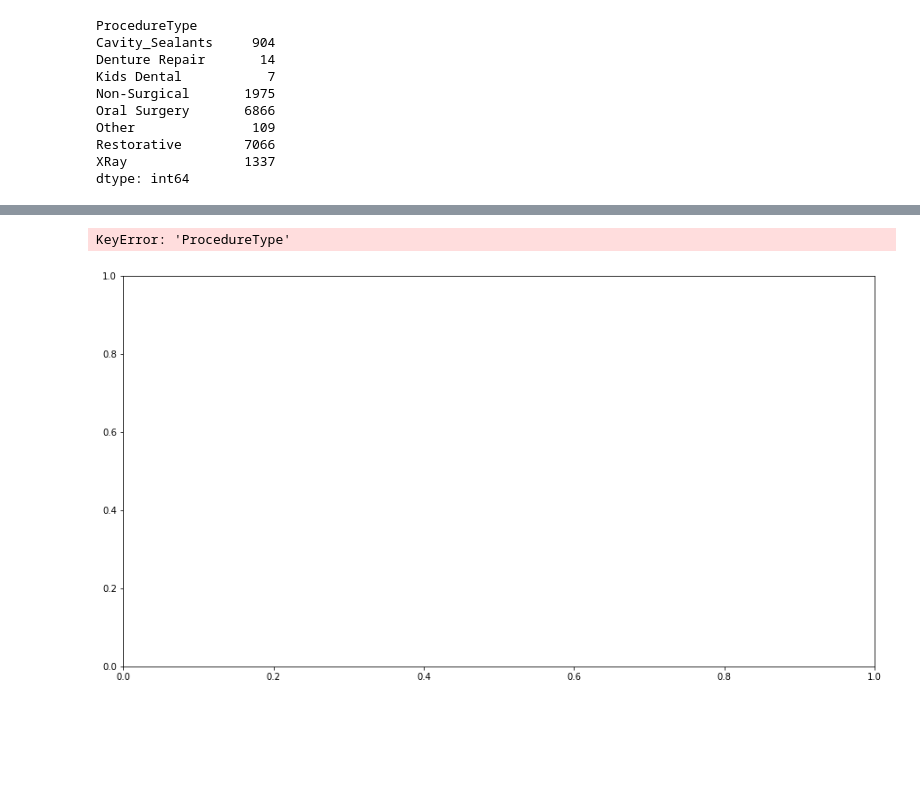
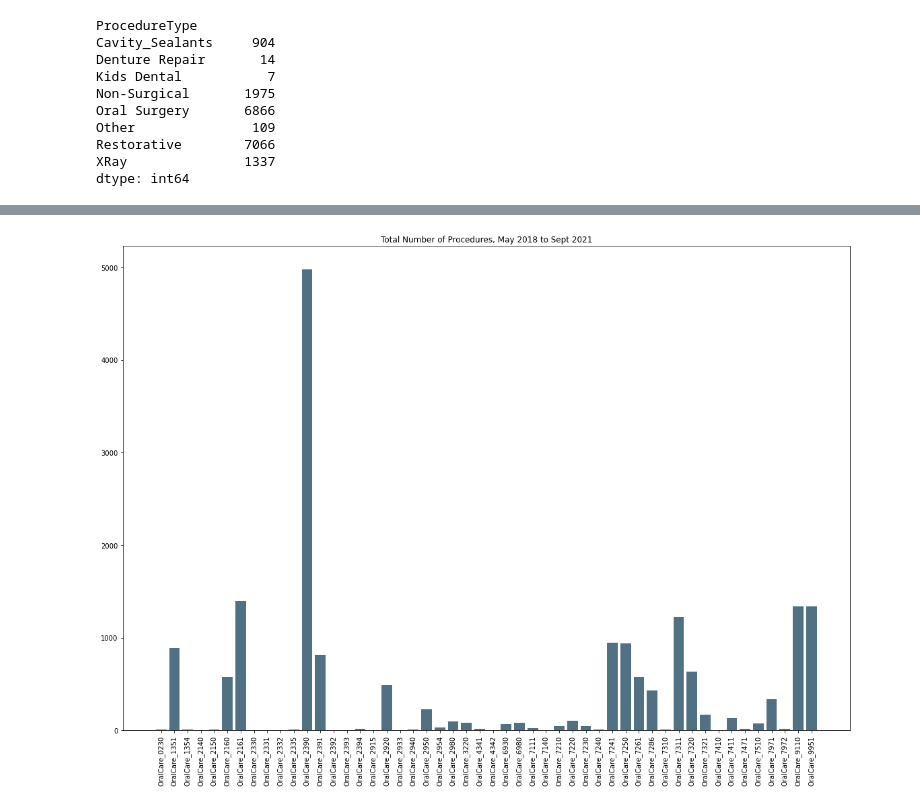
Before and after one commit to Jmiah789/smile-on-get_tootha_choppa, a Jupyter notebook: notebooks/DentalProcGraph.ipynb, the cells around one changed output, grey strips where cells are left out. Drawn from its saved outputs; the diff is of its cells as text; code cells hidden in the pictures; blank space fills up the shorter version.

```diff
--- a/notebooks/DentalProcGraph.ipynb
+++ b/notebooks/DentalProcGraph.ipynb
@@ -143,13 +148,21 @@ grouped_df
 # %%
-fig= plt.figure(figsize=(15,8))
-ax1=plt.subplot(1,1,1)
-ax1.bar(grouped_df['ProcedureType'],grouped_df['Count'], color='#507184')
+fig= plt.figure(figsize=(15,10))
+ax = fig.add_axes([0,1,1,1])
+labels = df['ProcedureCode']
+x = df['ProcedureCode'].sort_values(ascending=True)
+y = df['Count']
 
-ax2=ax1.twinx()
-ax2.plot(df['ProcedureCode'], df['Count'],  'o-', color = '#0D94BF', linewidth = 3)
 
+ax.bar(x,y, color='#507184') #ax.bar(x, height, width, bottom, align)
+
+
+index = range(len(x))
+plt.xticks(index, x, rotation='vertical')  # set the X ticks and labels to sort alphabetically
+
+#for index, value in enumerate(y):
+ #   plt.text(x, y, str(x))
+
+plt.title ('Total Number of Procedures, May 2018 to Sept 2021')
 plt.show()
-plt.title ('Total Number of Procedures, May 2018 to Sept 2021')
 # %% [output]
-KeyError: 'ProcedureType'
-[figure, old version]
+[figure, new version]
```
Also changed, not shown: parts of 14 cells of this notebook.
